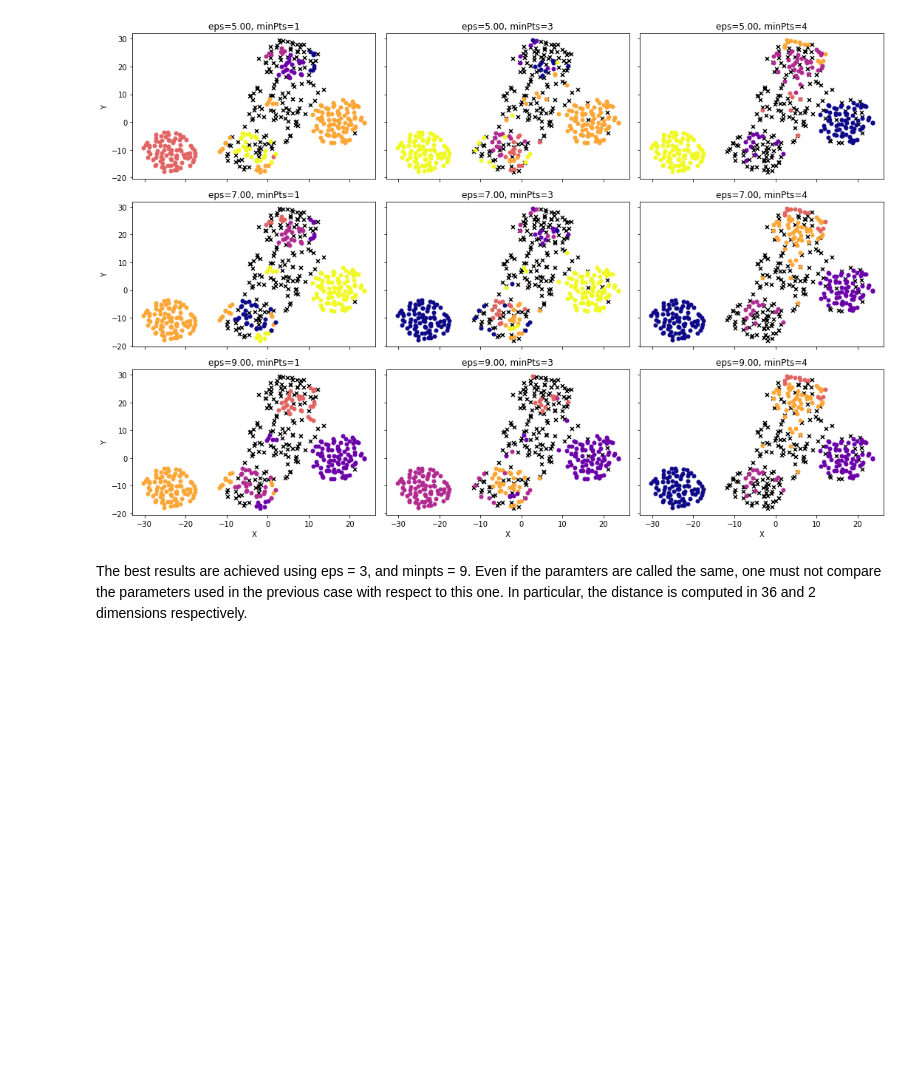
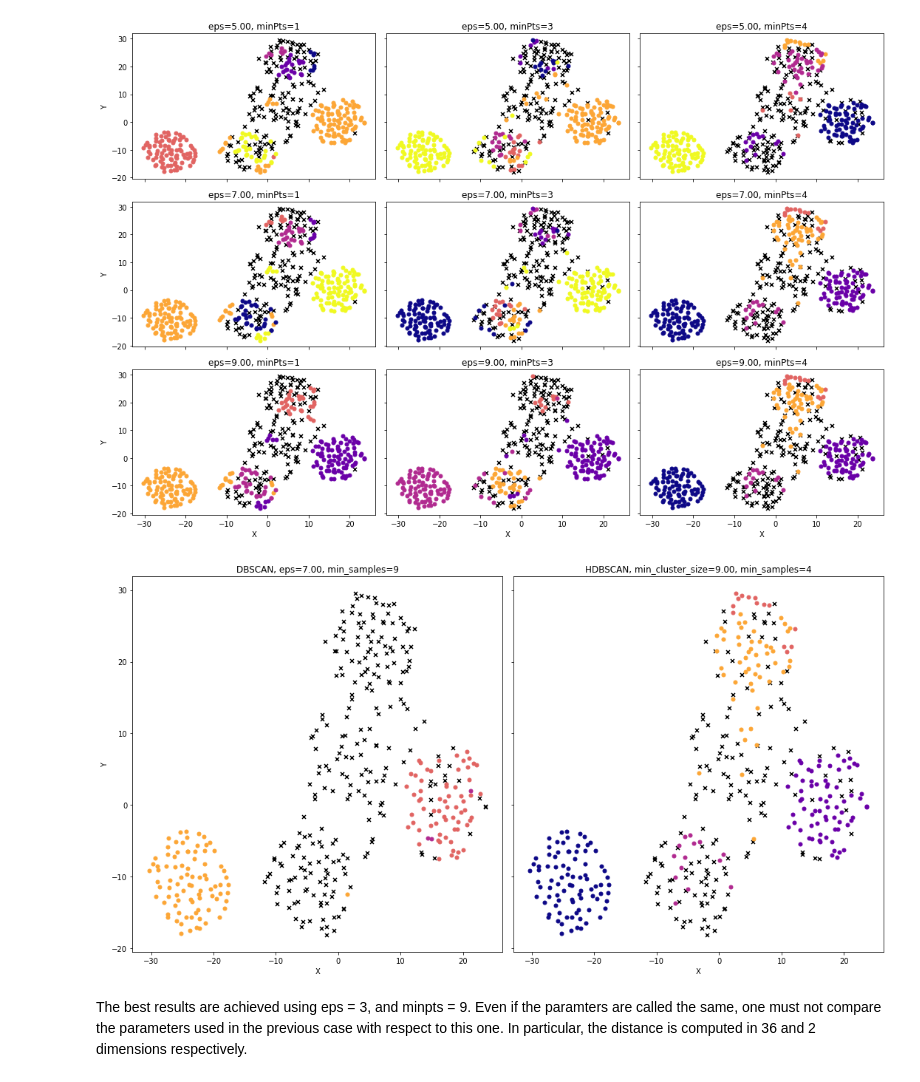
Before and after one commit to LorenzoBuriola/LoCP_moduleB, a Jupyter notebook: Week4/FPGheArt_exercise4.ipynb, the cells around one changed output. Drawn from its saved outputs; the diff is of its cells as text; code cells hidden in the pictures; blank space fills up the shorter version.

Commit message:
Graphs improvement

```diff
--- a/Week4/FPGheArt_exercise4.ipynb
+++ b/Week4/FPGheArt_exercise4.ipynb
@@ -543,6 +543,30 @@ plt.savefig("36DIM_HDBSCAN.pdf")
 plt.show()
 # %% [output]
 [figure]
+# %%
+fig, ax = plt.subplots(1,2, figsize = (15,8), sharex = True, sharey = True)
+model = hdbscan.HDBSCAN(algorithm='best',metric='p', min_cluster_size=9, min_samples=4)
+model.fit(x)
+y_pred.append(model.labels_)
+y_hdb = model.labels_
+model = DBSCAN(eps=7, min_samples=9, metric = 'manhattan')
+model.fit(x)
+y_pred.append(model.labels_)
+y_db = model.labels_
+plotting_ax(x_embedded_list[1],y_db,ax[0])
+plotting_ax(x_embedded_list[1],y_hdb,ax[1])
+
+ax[0].set_title('DBSCAN, eps=%.2f, min_samples=%i'%(7,9))
+ax[1].set_title('HDBSCAN, min_cluster_size=%.2f, min_samples=%i'%(9,4))
+
+ax[0].set_xlabel("X")
+ax[1].set_xlabel("X")
+
+ax[0].set_ylabel("Y")
+plt.tight_layout(h_pad=1)
+plt.savefig("RES_36DIM.pdf")
+# %% [output]
+[figure, added]
 # %% [markdown]
 The best results are achieved using eps = 3, and minpts = 9.
 Even if the paramters are called the same, one must not compare the parameters used in the previous case with respect to this one. In particular, the distance is computed in 36 and 2 dimensions respectively.
```
